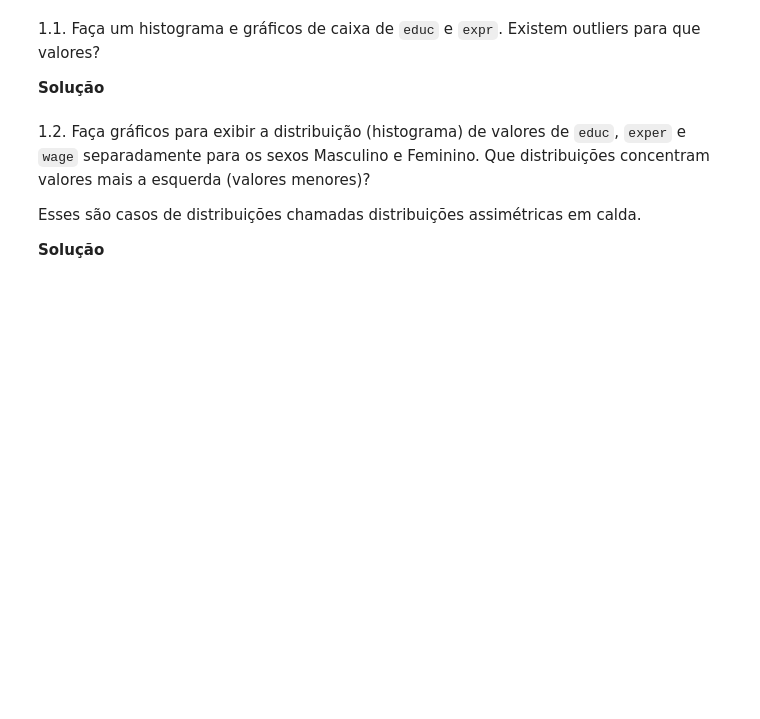
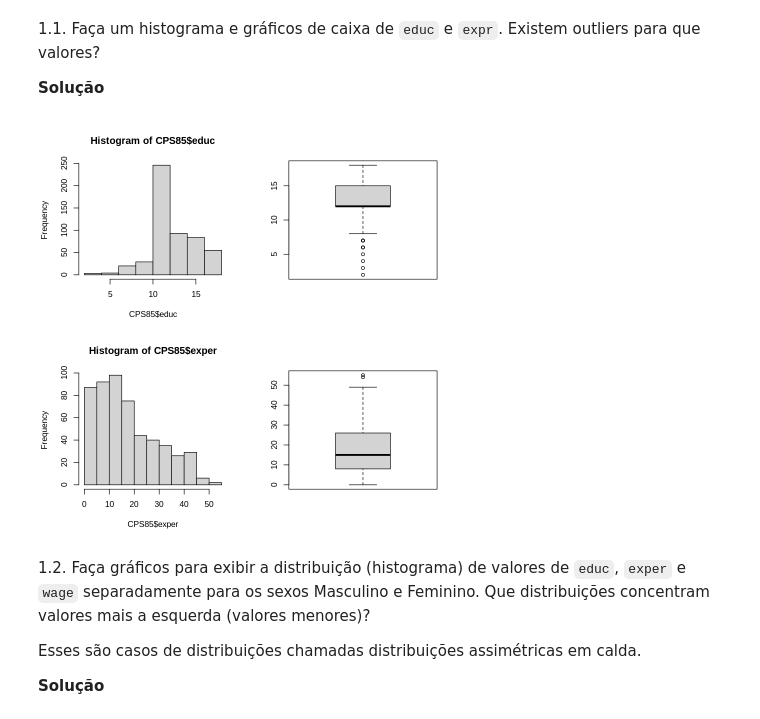
Before and after one commit to Rogerio-mack/Analise_Exploratoria_de_Dados, a Jupyter notebook: AED_4_ex.ipynb, the cells around one changed output. Drawn from its saved outputs; the diff is of its cells as text; code cells hidden in the pictures; blank space fills up the shorter version.

```diff
--- a/AED_4_ex.ipynb
+++ b/AED_4_ex.ipynb
@@ -36,6 +36,17 @@ A data.frame: 6 × 11
 1.1. Faça um histograma e gráficos de caixa de `educ` e `expr`. Existem outliers para que valores?
 
 **Solução**
+# %%
+par(mfrow = c(2, 2))
+hist(CPS85$educ)
+boxplot(CPS85$educ)
+
+hist(CPS85$exper)
+boxplot(CPS85$exper)
+
+# Veja outliers inferiores para educ e superiores para exper
+# %% [output]
+[figure, added]
 # %% [markdown]
 1.2. Faça gráficos para exibir a distribuição (histograma) de valores de `educ`, `exper` e `wage` separadamente para os sexos Masculino e Feminino. Que distribuições concentram valores mais a esquerda (valores menores)?
 
```
Also changed, not shown: parts of 13 cells of this notebook.
